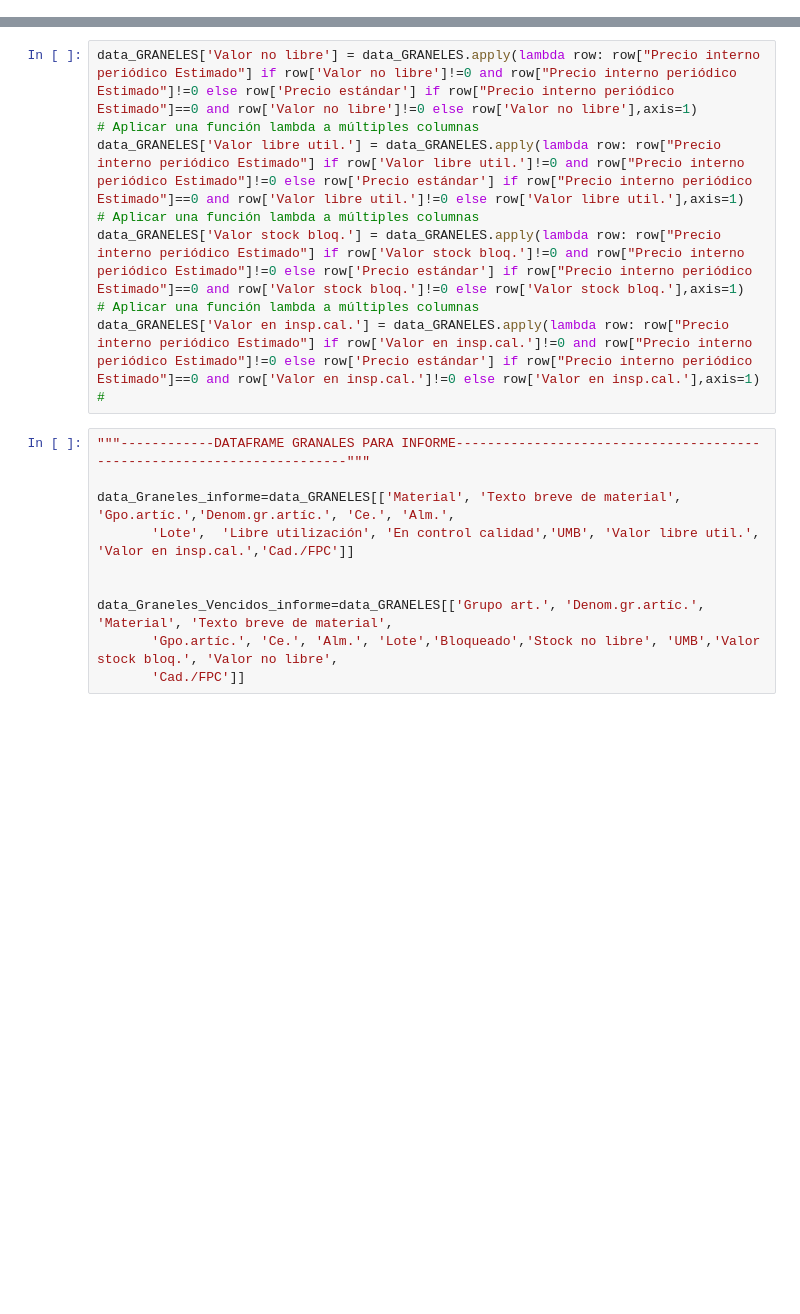
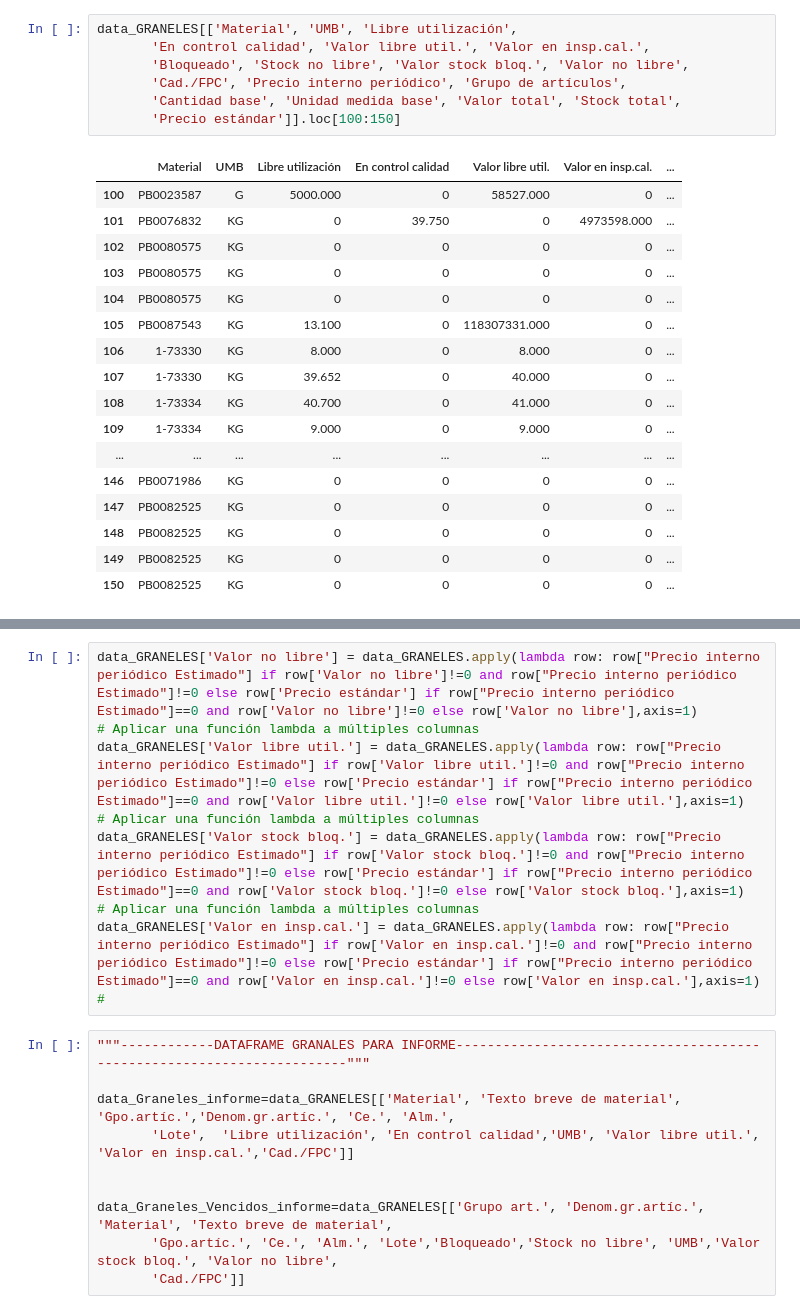
Before and after one commit to DidierMRTZ/Bot_Automa_SAP, a Jupyter notebook: Automatizaciones Prebel/Bot_Vencimiento_GR_MT/Edicion_Final.ipynb, the cells around one changed output, grey strips where cells are left out. Cells and saved outputs as stored; diff of their text form; blank space fills up the shorter version.

```diff
--- a/Automatizaciones Prebel/Bot_Vencimiento_GR_MT/Edicion_Final.ipynb
+++ b/Automatizaciones Prebel/Bot_Vencimiento_GR_MT/Edicion_Final.ipynb
@@ -149,0 +112,25 @@ data_GRANELES["Cad./FPC"]=data_GRANELES["Cad./FPC"].dt.date   #convet datetime t
+# %%
+data_GRANELES[['Material', 'UMB', 'Libre utilización',
+       'En control calidad', 'Valor libre util.', 'Valor en insp.cal.',
+       'Bloqueado', 'Stock no libre', 'Valor stock bloq.', 'Valor no libre',
+       'Cad./FPC', 'Precio interno periódico', 'Grupo de artículos',
+       'Cantidad base', 'Unidad medida base', 'Valor total', 'Stock total',
+       'Precio estándar']].loc[100:150]
+# %% [output]
+|  | Material | UMB | Libre utilización | En control calidad | Valor libre util. | Valor en insp.cal. | ... |
+| 100 | PB0023587 | G | 5000.000 | 0 | 58527.000 | 0 | ... |
+| 101 | PB0076832 | KG | 0 | 39.750 | 0 | 4973598.000 | ... |
+| 102 | PB0080575 | KG | 0 | 0 | 0 | 0 | ... |
+| 103 | PB0080575 | KG | 0 | 0 | 0 | 0 | ... |
+| 104 | PB0080575 | KG | 0 | 0 | 0 | 0 | ... |
+| 105 | PB0087543 | KG | 13.100 | 0 | 118307331.000 | 0 | ... |
+| 106 | 1-73330 | KG | 8.000 | 0 | 8.000 | 0 | ... |
+| 107 | 1-73330 | KG | 39.652 | 0 | 40.000 | 0 | ... |
+| 108 | 1-73334 | KG | 40.700 | 0 | 41.000 | 0 | ... |
+| 109 | 1-73334 | KG | 9.000 | 0 | 9.000 | 0 | ... |
+| ... | ... | ... | ... | ... | ... | ... | ... |
+| 146 | PB0071986 | KG | 0 | 0 | 0 | 0 | ... |
+| 147 | PB0082525 | KG | 0 | 0 | 0 | 0 | ... |
+| 148 | PB0082525 | KG | 0 | 0 | 0 | 0 | ... |
+| 149 | PB0082525 | KG | 0 | 0 | 0 | 0 | ... |
+| 150 | PB0082525 | KG | 0 | 0 | 0 | 0 | ... |
```
Also changed, not shown: parts of 8 cells of this notebook, 2 other files.
